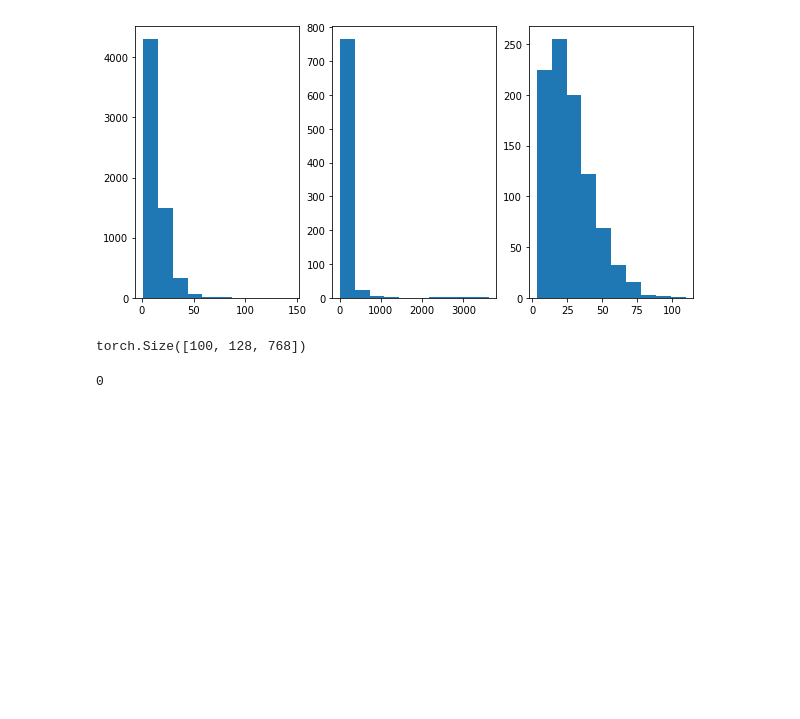
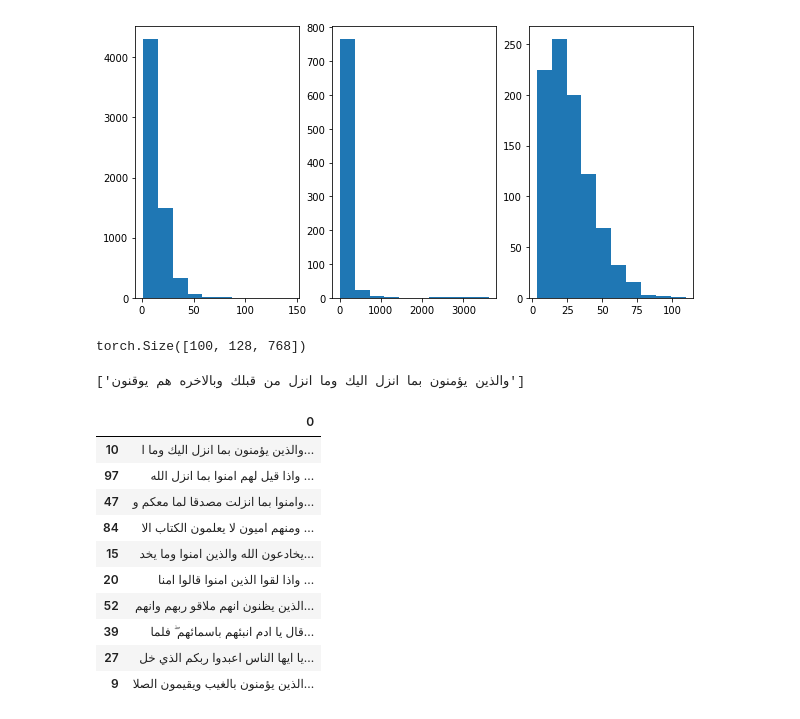
Before and after one commit to pam-lab/JupyterFiles, a Jupyter notebook: Similarity_BERT.ipynb, the cells around one changed output. Cells and saved outputs as stored; diff of their text form; code cells hidden in the pictures; blank space fills up the shorter version.

```diff
--- a/Similarity_BERT.ipynb
+++ b/Similarity_BERT.ipynb
@@ -157,21 +157,38 @@ torch.Size([100, 128, 768])
 # %%
 attention_mask=encoding.attention_mask.unsqueeze(-1).expand(prediction.last_hidden_state.shape).float()
 # for filtering out unnecessary ones
 mask_embeddings=prediction.last_hidden_state * attention_mask
 
 summed = torch.sum(mask_embeddings,dim=1)
 count = torch.clamp(attention_mask.sum(dim=1),min=1e-9)
 mean_embedding = summed / count
 mean_embedding.shape
 
 from sklearn.metrics.pairwise import cosine_similarity
 
+COMPARE_FROM = 10
 mean_embedding = mean_embedding.numpy()
 similarity=cosine_similarity(
-    [mean_embedding[1]],
-    mean_embedding[5:]
-)
+    [mean_embedding[COMPARE_FROM]],
+    mean_embedding
+).squeeze()
 
-np.argmax(similarity)
+most_similar=similarity.argsort()[-10:][::-1]
+verse_complete=pd.DataFrame(verse_complete_dict_nrmlz.values())
+print(verse_complete.iloc[COMPARE_FROM].values)
+pd.set_option('display.max_colwidth', None)
+
+verse_complete.iloc[most_similar]
 # %% [output]
-0
+['والذين يؤمنون بما انزل اليك وما انزل من قبلك وبالاخره هم يوقنون']
+|  | 0 |
+| 10 | والذين يؤمنون بما انزل اليك وما ا... |
+| 97 | واذا قيل لهم امنوا بما انزل الله ... |
+| 47 | وامنوا بما انزلت مصدقا لما معكم و... |
+| 84 | ومنهم اميون لا يعلمون الكتاب الا ... |
+| 15 | يخادعون الله والذين امنوا وما يخد... |
+| 20 | واذا لقوا الذين امنوا قالوا امنا ... |
+| 52 | الذين يظنون انهم ملاقو ربهم وانهم... |
+| 39 | قال يا ادم انبئهم باسمائهم ۖ فلما... |
+| 27 | يا ايها الناس اعبدوا ربكم الذي خل... |
+| 9 | الذين يؤمنون بالغيب ويقيمون الصلا... |
```
Also changed, not shown: parts of 1 cell of this notebook.
